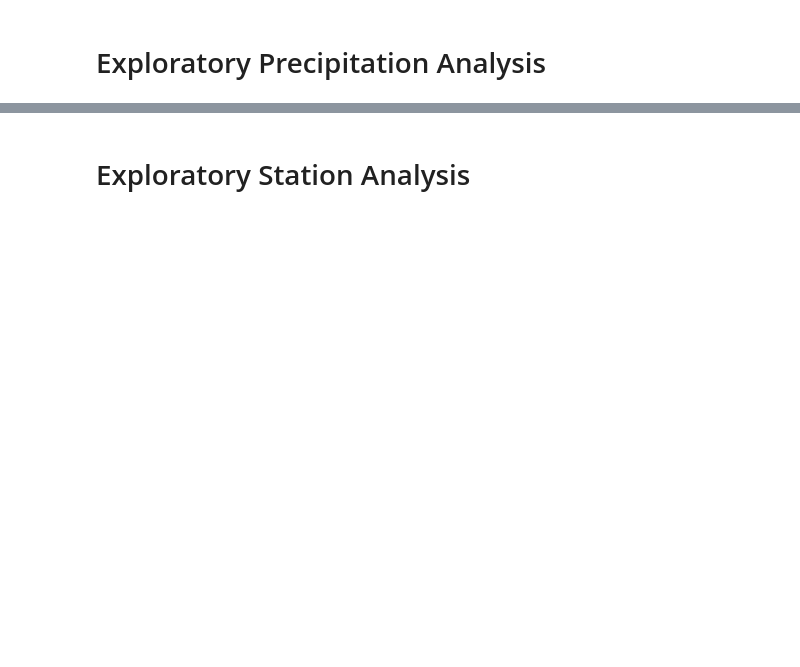
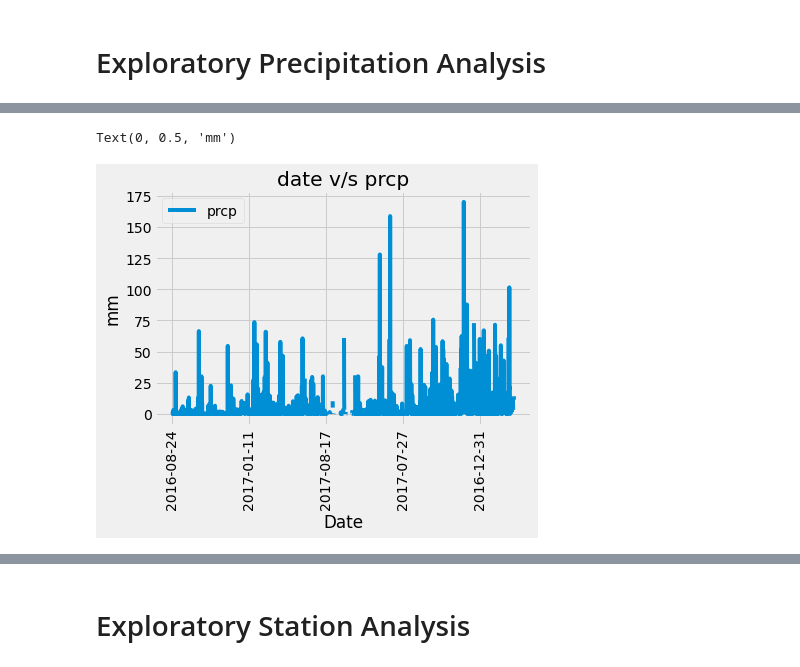
Before and after one commit to shwetajain1022/sqlalchemy-challenge, a Jupyter notebook: climate_starter.ipynb, the cells around one changed output, grey strips where cells are left out. Saved outputs shown, nothing was run; the diff lists cells and outputs as text; code cells hidden in the pictures; blank space fills up the shorter version.

```diff
--- a/climate_starter.ipynb
+++ b/climate_starter.ipynb
@@ -24,0 +22,3 @@ engine = create_engine("sqlite:///Resources/hawaii.sqlite")
+# %%
+# Declare a Base using `automap_base()`
+Base = automap_base()
@@ -27,7 +69,12 @@ engine = create_engine("sqlite:///Resources/hawaii.sqlite")
 # %%
 # Save references to each table
+Measurement = Base.classes.measurement
+Station = Base.classes.station
 # %%
 # Create our session (link) from Python to the DB
+conn = engine.connect()
+# Create a session
+session = Session(engine)
 # %% [markdown]
 # Exploratory Precipitation Analysis
 # %%
@@ -35,19 +123,31 @@ engine = create_engine("sqlite:///Resources/hawaii.sqlite")
 # %%
 # Design a query to retrieve the last 12 months of precipitation data and plot the results.
+
 # Starting from the most recent data point in the database.
+latest_date = session.query(func.max(Measurement.date)).first()[0]
+latest_date = datetime.strptime(latest_date, '%Y-%m-%d')
 
 # Calculate the date one year from the last date in data set.
-
+last_year_date = latest_date - relativedelta(years=1)
 
 # Perform a query to retrieve the data and precipitation scores
-
+last_year_precipitation_query = session.query(Measurement.date,Measurement.prcp).filter(Measurement.date>=last_year_date).all()
 
 # Save the query results as a Pandas DataFrame and set the index to the date column
-
+last_year_precipitation_df = pd.DataFrame(last_year_precipitation_query,columns=['date','prcp'])
+last_year_precipitation_df.set_index('date', inplace=True)
 
 # Sort the dataframe by date
-
+last_year_precipitation_df.sort_index()
 
 # Use Pandas Plotting with Matplotlib to plot the data
+last_year_precipitation_df.plot()
+plt.xticks(rotation=90, horizontalalignment="center")
+plt.title("date v/s prcp")
+plt.xlabel("Date")
+plt.ylabel("mm")
+# %% [output]
+Text(0, 0.5, 'mm')
+[figure, added]
 # %%
 # Use Pandas to calcualte the summary statistics for the precipitation data
```
Also changed, not shown: parts of 18 cells of this notebook.
